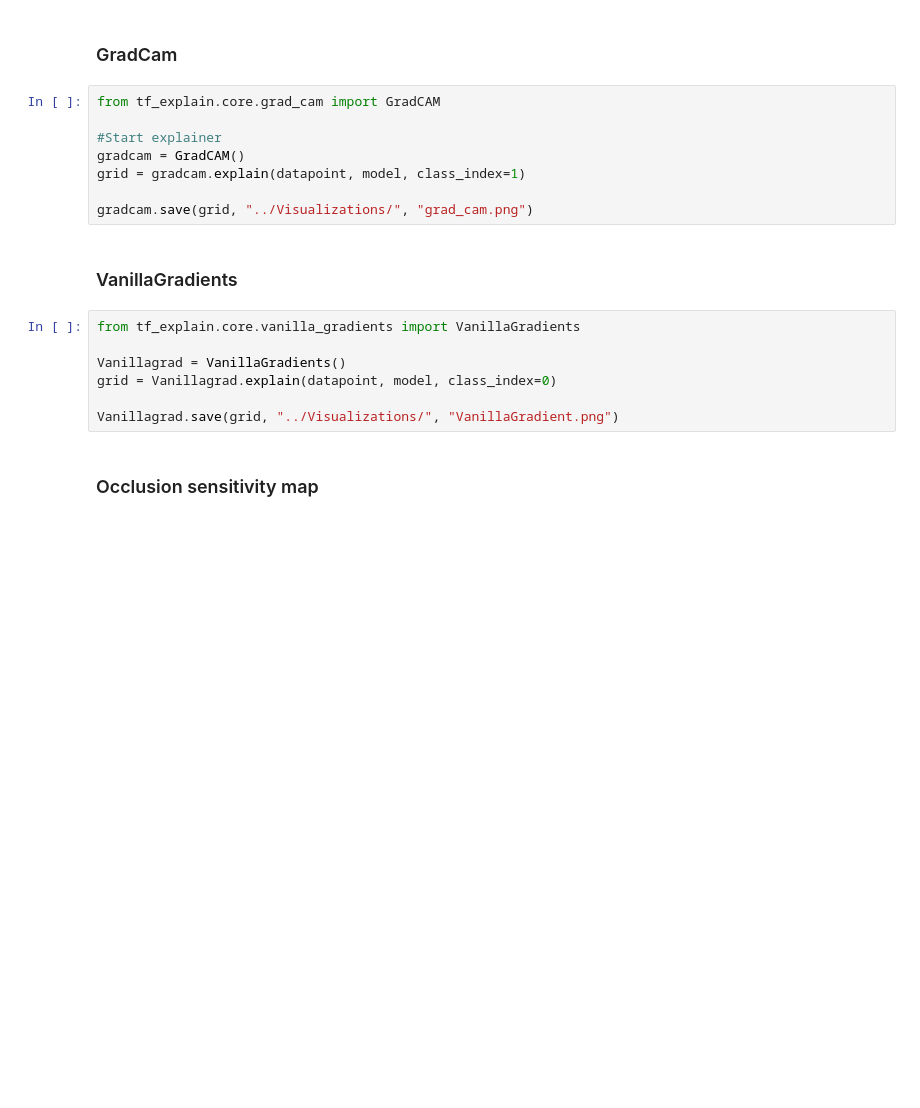
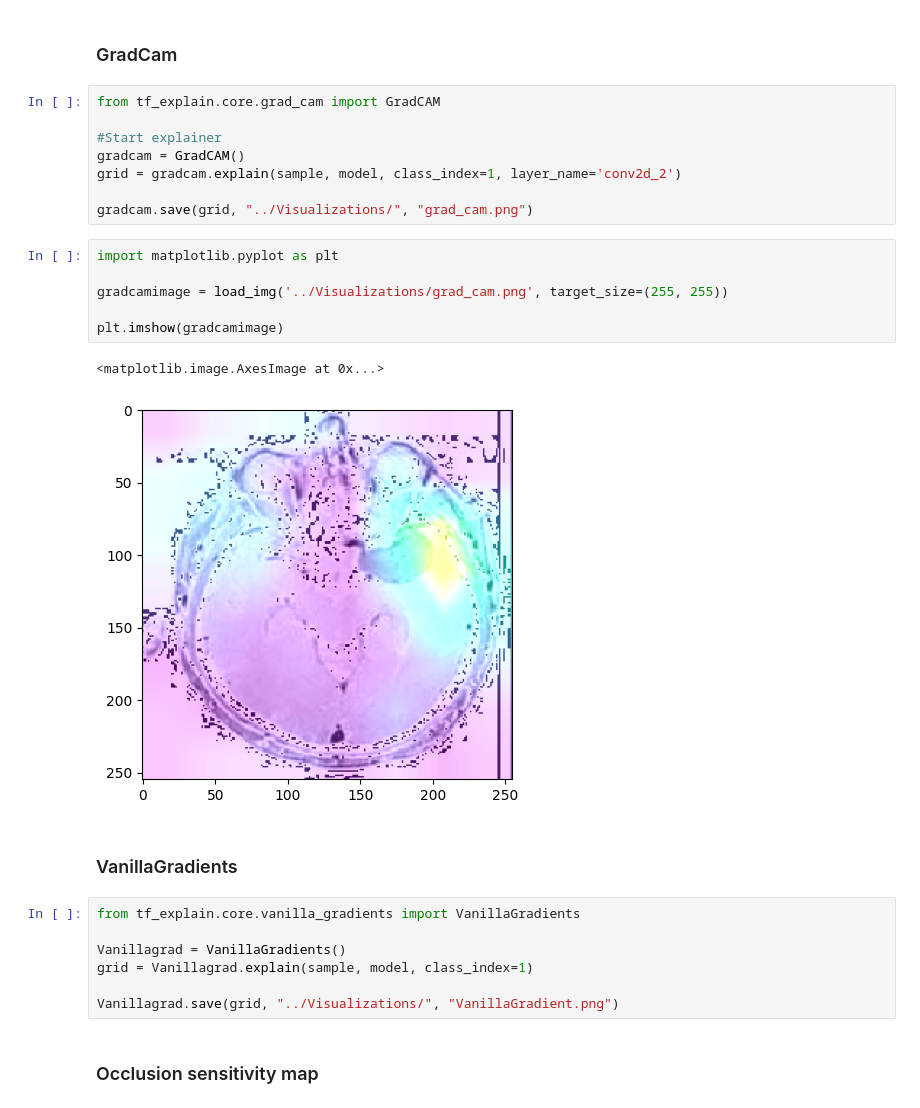
Before and after one commit to Victorvone/braintumorclassification, a Jupyter notebook: braintumorclassification/notebooks/Explainability.ipynb, the cells around one changed output. Saved outputs shown, nothing was run; the diff lists cells and outputs as text; blank space fills up the shorter version.

```diff
--- a/braintumorclassification/notebooks/Explainability.ipynb
+++ b/braintumorclassification/notebooks/Explainability.ipynb
@@ -154,16 +63,25 @@ from tf_explain.core.grad_cam import GradCAM
 
 #Start explainer
 gradcam = GradCAM()
-grid = gradcam.explain(datapoint, model, class_index=1)
+grid = gradcam.explain(sample, model, class_index=1, layer_name='conv2d_2')
 
 gradcam.save(grid, "../Visualizations/", "grad_cam.png")
+# %%
+import matplotlib.pyplot as plt
+
+gradcamimage = load_img('../Visualizations/grad_cam.png', target_size=(255, 255))
+
+plt.imshow(gradcamimage)
+# %% [output]
+<matplotlib.image.AxesImage at 0x...>
+[figure, added]
 # %% [markdown]
 ### VanillaGradients
 # %%
 from tf_explain.core.vanilla_gradients import VanillaGradients
 
 Vanillagrad = VanillaGradients()
-grid = Vanillagrad.explain(datapoint, model, class_index=0)
+grid = Vanillagrad.explain(sample, model, class_index=1)
 
 Vanillagrad.save(grid, "../Visualizations/", "VanillaGradient.png")
 # %% [markdown]
```
Also changed, not shown: parts of 20 cells of this notebook, 6 other files.
